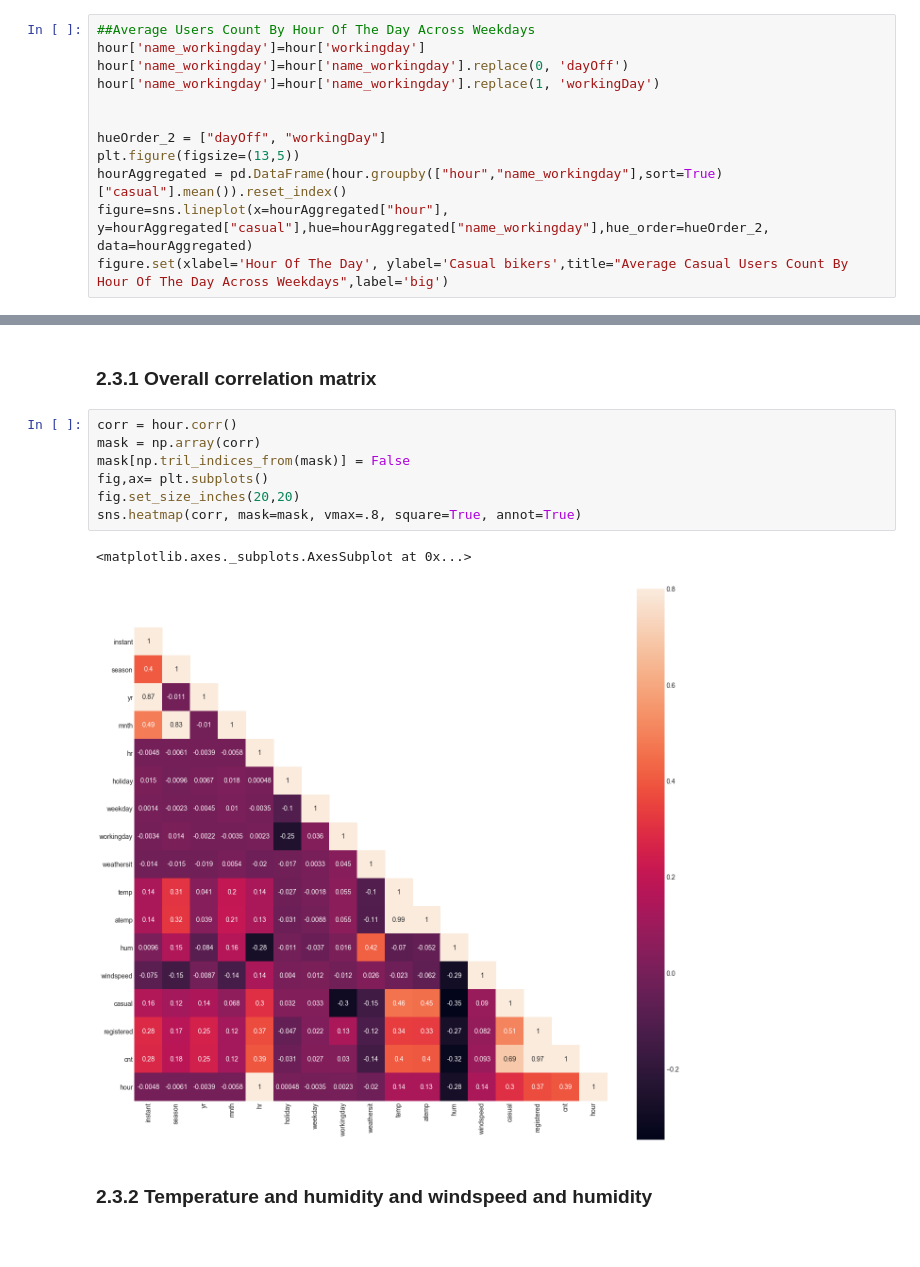
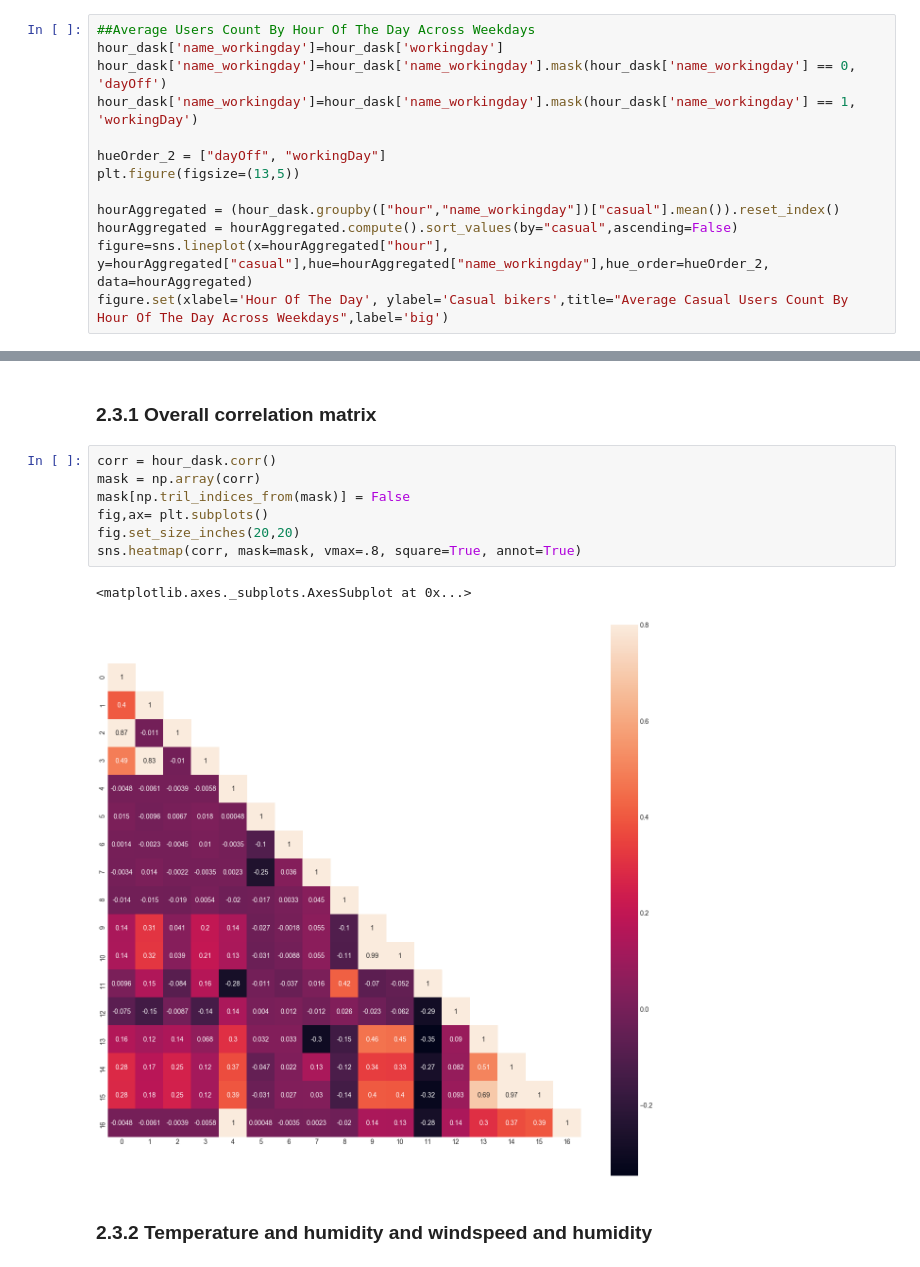
Before and after one commit to martinan92/Advanced-Python-Individual, a Jupyter notebook: Main_Final.ipynb, the cells around one changed output, grey strips where cells are left out. Saved outputs shown, nothing was run; the diff lists cells and outputs as text.

Commit message:
Group functions inherently optimal with dask.

```diff
--- a/Main_Final.ipynb
+++ b/Main_Final.ipynb
@@ -399,14 +389,15 @@ figure.set(xlabel='Hour Of The Day', ylabel='Avearage # of bikers',title="Averag
 ### 2.1.5 Understand casual user pattern based on workingday and the hour of the day
 # %%
 ##Average Users Count By Hour Of The Day Across Weekdays
-hour['name_workingday']=hour['workingday']
-hour['name_workingday']=hour['name_workingday'].replace(0, 'dayOff')
-hour['name_workingday']=hour['name_workingday'].replace(1, 'workingDay')
-
+hour_dask['name_workingday']=hour_dask['workingday']
+hour_dask['name_workingday']=hour_dask['name_workingday'].mask(hour_dask['name_workingday'] == 0, 'dayOff')
+hour_dask['name_workingday']=hour_dask['name_workingday'].mask(hour_dask['name_workingday'] == 1, 'workingDay')
 
 hueOrder_2 = ["dayOff", "workingDay"]
 plt.figure(figsize=(13,5))
-hourAggregated = pd.DataFrame(hour.groupby(["hour","name_workingday"],sort=True)["casual"].mean()).reset_index()
+
+hourAggregated = (hour_dask.groupby(["hour","name_workingday"])["casual"].mean()).reset_index()
+hourAggregated = hourAggregated.compute().sort_values(by="casual",ascending=False)
 figure=sns.lineplot(x=hourAggregated["hour"], y=hourAggregated["casual"],hue=hourAggregated["name_workingday"],hue_order=hueOrder_2, data=hourAggregated)
 figure.set(xlabel='Hour Of The Day', ylabel='Casual bikers',title="Average Casual Users Count By Hour Of The Day Across Weekdays",label='big')
 # %% [output]
@@ -453,15 +450,15 @@ axes[1][1].set(xlabel='Working Day', ylabel='Count',title="Box Plot On Count Acr
 # %% [markdown]
 ### 2.3.1 Overall correlation matrix
 # %%
-corr = hour.corr()
+corr = hour_dask.corr()
 mask = np.array(corr)
 mask[np.tril_indices_from(mask)] = False
 fig,ax= plt.subplots()
 fig.set_size_inches(20,20)
 sns.heatmap(corr, mask=mask, vmax=.8, square=True, annot=True)
 # %% [output]
 <matplotlib.axes._subplots.AxesSubplot at 0x...>
-[figure, old version]
+[figure, new version]
 # %% [markdown]
 ### 2.3.2 Temperature and humidity and windspeed and humidity
 # %%
```
Also changed, not shown: parts of 7 cells of this notebook.
